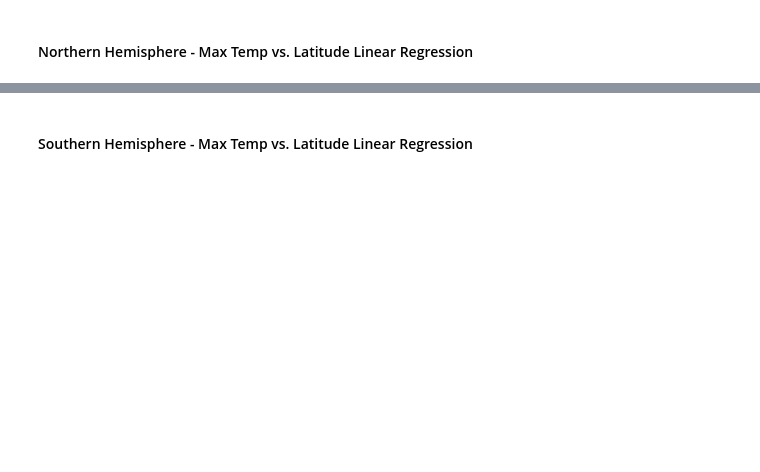
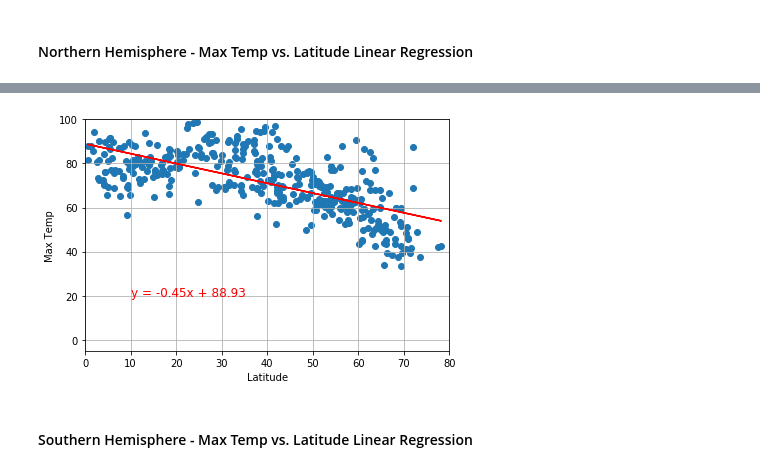
Before and after one commit to anilzown/python-api-challenge, a Jupyter notebook: WeatherPy/WeatherPy.ipynb, the cells around one changed output, grey strips where cells are left out. Saved outputs shown, nothing was run; the diff lists cells and outputs as text; code cells hidden in the pictures; blank space fills up the shorter version.

```diff
--- a/WeatherPy/WeatherPy.ipynb
+++ b/WeatherPy/WeatherPy.ipynb
@@ -255,3 +255,15 @@ plt.show()
 [figure]
 # %% [markdown]
 ## Linear Regression
+# %%
+# Create Northern and Southern Hemisphere DataFrames
+nhemis= cities_df['Lat'] > 0
+nhemis_df = cities_df[nhemis]
+shemis_df = cities_df[~nhemis]
+
+# shemis=cities_df['Lat']<0
+# shemis_df = cities_df[shemis]
+# print(shemis)
+# print(str(len(nhemis_df)) + ","  + str(len(shemis_df)))
+nhemis_df.head()
+shemis_df.head()
@@ -264,2 +279,26 @@ The r-value is: 0.46937863826630627
+# %%
+x_values = nhemis_df["Lat"]
+y_values = nhemis_df["Max Temp"]
+
+# Run linear regression
+(slope, intercept, rvalue, pvalue, stderr) = linregress(x_values, y_values)
+regress_values = x_values * slope + intercept
+line_eq = "y = " + str(round(slope,2)) + "x + " + str(round(intercept,2))
+plt.scatter(x_values,y_values)
+plt.title='North Hemis Latitude vs Max Temp'
+plt.plot(x_values,regress_values,"r-")
+plt.annotate(line_eq,(10,20),fontsize=12,color="red")
+plt.xlabel('Latitude')
+plt.ylabel('Max Temp')
+plt.ylim(-5, 100)
+plt.xlim(0, 80)
+
+plt.grid(which='major', linestyle='-')
+plt.grid(which='minor', linestyle=':')
+plt.tight_layout()
+plt.savefig("../Images/nhemis_lat_maxtemp_regression.png")
+plt.show()
+# %% [output]
+[figure, added]
 # %% [markdown]
 ####  Southern Hemisphere - Max Temp vs. Latitude Linear Regression
```
Also changed, not shown: parts of 16 cells of this notebook.
